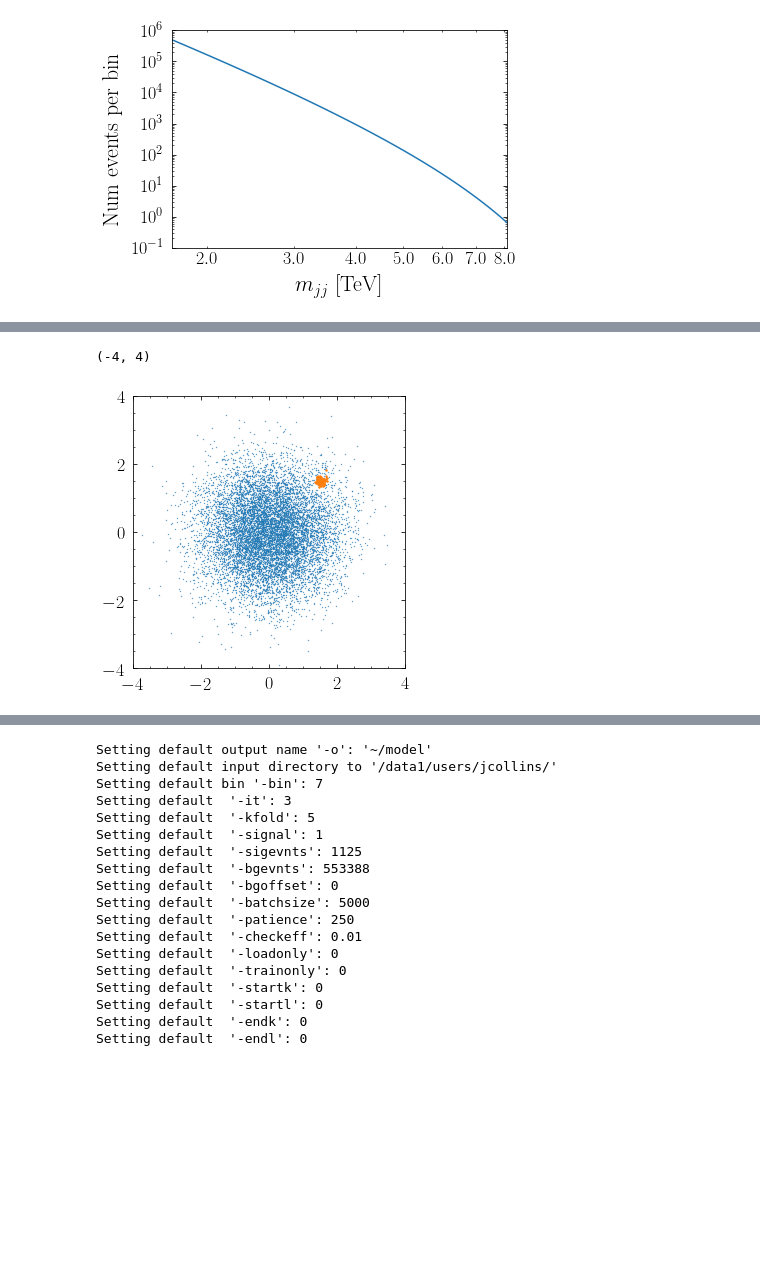
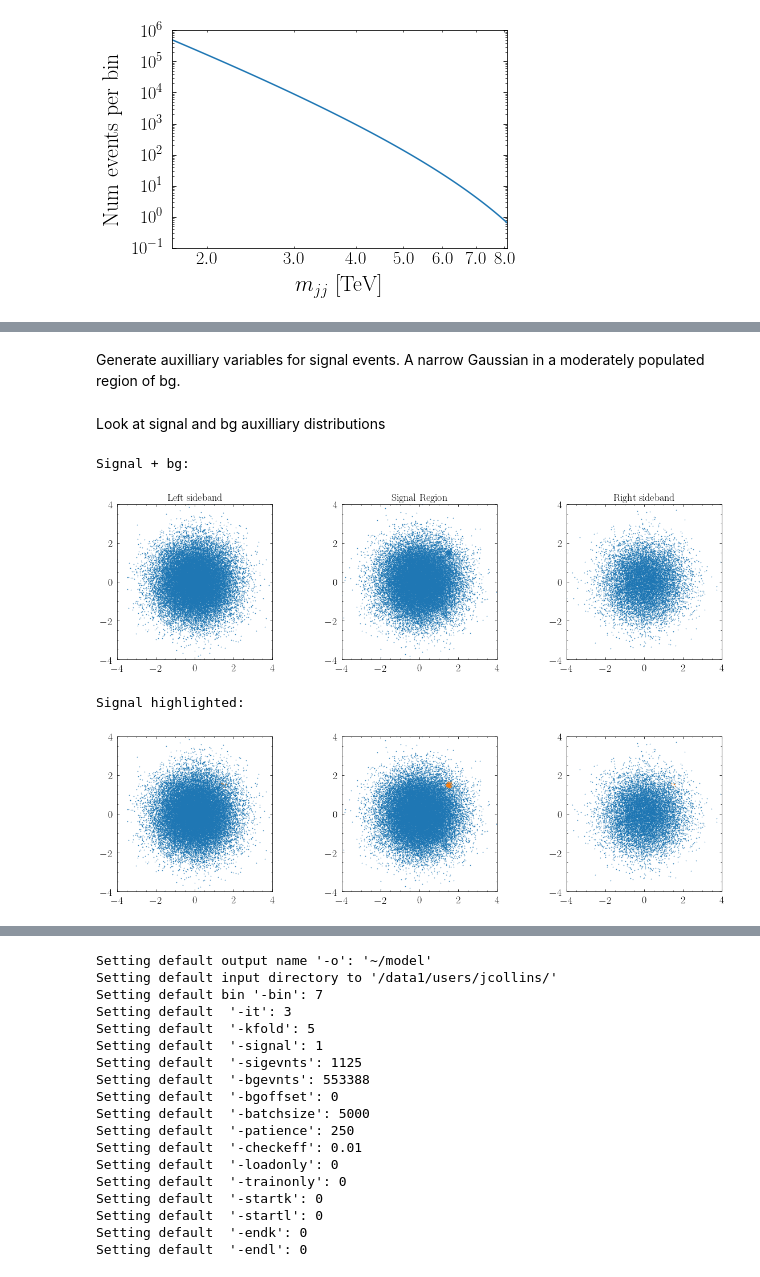
Before and after one commit to jackhcollins/CWoLa-Hunting, a Jupyter notebook: code/2D-toy.ipynb, the cells around one changed output, grey strips where cells are left out. Saved outputs shown, nothing was run; the diff lists cells and outputs as text; code cells hidden in the pictures; blank space fills up the shorter version.

```diff
--- a/code/2D-toy.ipynb
+++ b/code/2D-toy.ipynb
@@ -84,3 +68,5 @@ print(signal_bincounts[14:19]/bg_bincounts[14:19])
+# %% [markdown]
+Generate auxilliary variables for signal events. A narrow Gaussian in a moderately populated region of bg.
 # %%
 signal_center = np.ones(ndim)*1.5
 signal_variances = np.ones(ndim)*0.08**2
@@ -91,13 +77,71 @@ signalevents = [np.random.multivariate_normal(signal_center,
                 for bincount in signal_bincounts]
 
 bg_plus_signal_binned = [np.random.permutation(np.append(signalevents[i],bgevents[i],axis=0)) for i in range(len(signalevents))]
-# %%
-plt.figure(figsize=(5,5))
-plt.scatter(bgevents[16][:,0],bgevents[16][:,1],s=0.1)
-plt.scatter(signalevents[16][:,0],signalevents[16][:,1],s=2)
-plt.gca().set_aspect(1.)
-plt.xlim([-4,4])
-plt.ylim([-4,4])
-# %% [output]
-(-4, 4)
-[figure, removed]
+# %% [markdown]
+Look at signal and bg auxilliary distributions
+# %%
+print("Signal + bg:")
+plt.figure(figsize=(20,5))
+
+plt.subplot(1, 3, 1)
+for bin_i in [13,14]:
+    plt.scatter(bgevents[bin_i][:,0],bgevents[bin_i][:,1],s=0.3,color='C0')
+    plt.scatter(signalevents[bin_i][:,0],signalevents[bin_i][:,1],s=0.3,color='C0')
+plt.gca().set_aspect(1.)
+plt.title("Left sideband")
+plt.xlim([-4,4])
+plt.ylim([-4,4])
+
+plt.subplot(1, 3, 2)
+for bin_i in [15,16,17]:
+    plt.scatter(bgevents[bin_i][:,0],bgevents[bin_i][:,1],s=0.3,color='C0')
+    plt.scatter(signalevents[bin_i][:,0],signalevents[bin_i][:,1],s=0.3,color='C0')
+plt.gca().set_aspect(1.)
+plt.title("Signal Region")
+plt.xlim([-4,4])
+plt.ylim([-4,4])
+
+plt.subplot(1, 3, 3)
+for bin_i in [18,19]:
+    plt.scatter(bgevents[bin_i][:,0],bgevents[bin_i][:,1],s=0.3,color='C0')
+    plt.scatter(signalevents[bin_i][:,0],signalevents[bin_i][:,1],s=0.3,color='C0')
+plt.gca().set_aspect(1.)
+plt.title("Right sideband")
+plt.xlim([-4,4])
+plt.ylim([-4,4])
+
+plt.show()
+
+print("Signal highlighted:")
+plt.figure(figsize=(20,5))
+
+plt.subplot(1, 3, 1)
+for bin_i in [13,14]:
+    plt.scatter(bgevents[bin_i][:,0],bgevents[bin_i][:,1],s=0.3,color='C0')
+    plt.scatter(signalevents[bin_i][:,0],signalevents[bin_i][:,1],s=0.3,color='C1')
+plt.gca().set_aspect(1.)
+plt.xlim([-4,4])
+plt.ylim([-4,4])
+
+plt.subplot(1, 3, 2)
+for bin_i in [15,16,17]:
+    plt.scatter(bgevents[bin_i][:,0],bgevents[bin_i][:,1],s=0.3,color='C0')
+    plt.scatter(signalevents[bin_i][:,0],signalevents[bin_i][:,1],s=0.3,color='C1')
+plt.gca().set_aspect(1.)
+plt.xlim([-4,4])
+plt.ylim([-4,4])
+
+plt.subplot(1, 3, 3)
+for bin_i in [18,19]:
+    plt.scatter(bgevents[bin_i][:,0],bgevents[bin_i][:,1],s=0.3,color='C0')
+    plt.scatter(signalevents[bin_i][:,0],signalevents[bin_i][:,1],s=0.3,color='C1')
+plt.gca().set_aspect(1.)
+plt.xlim([-4,4])
+plt.ylim([-4,4])
+
+plt.show()
+# %% [output]
+Signal + bg:
+[figure, added]
+Signal highlighted:
+[figure, added]
```
Also changed, not shown: parts of 27 cells of this notebook, 1 other file.
